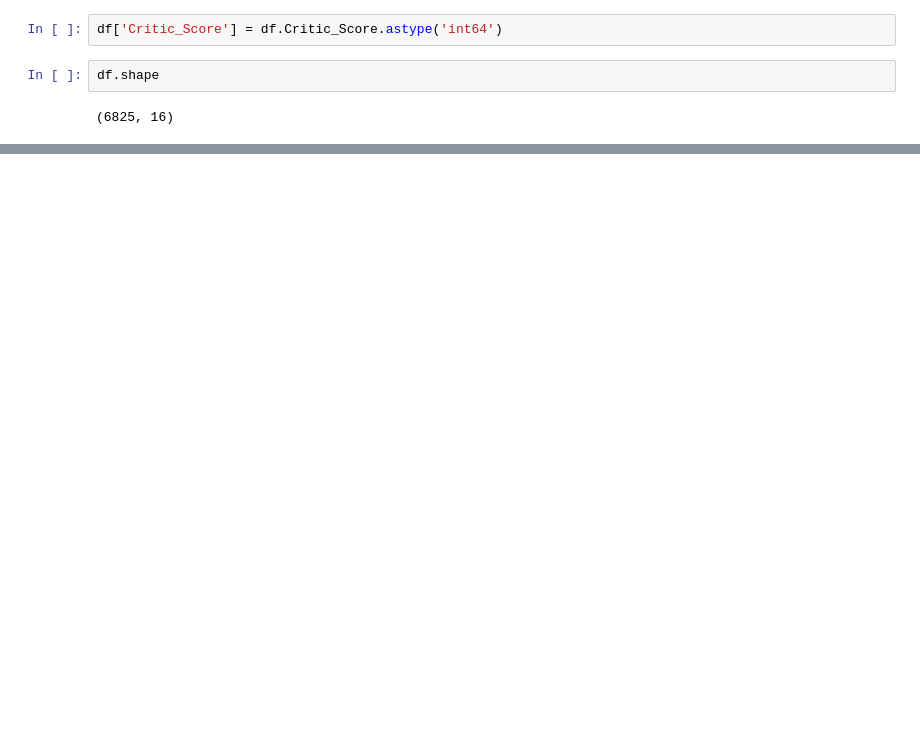
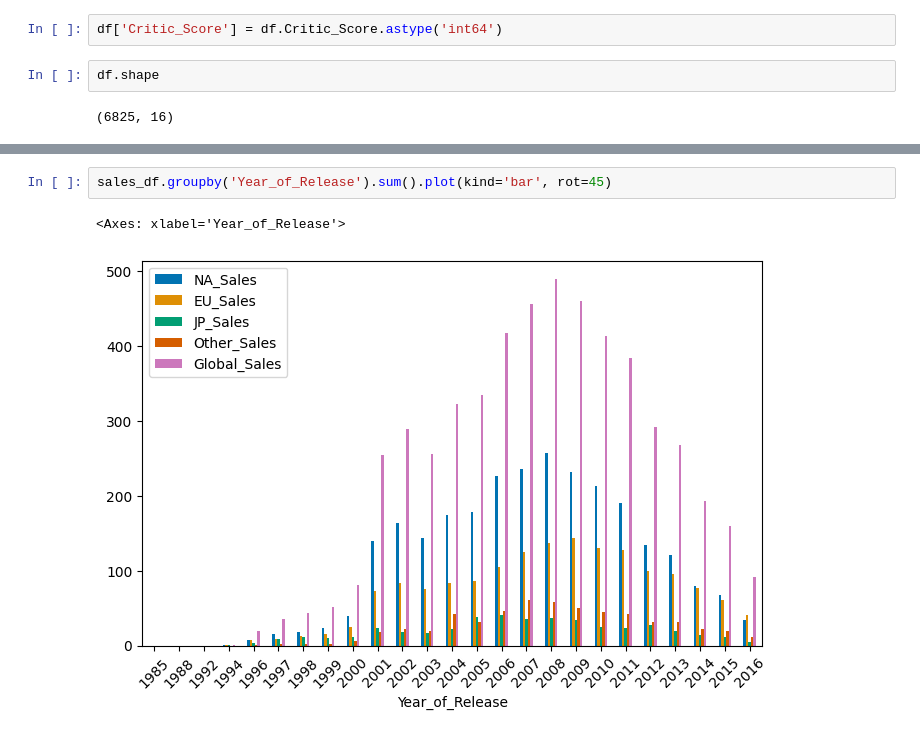
Before and after one commit to Farido01/R1, a Jupyter notebook: game_dataset.ipynb, the cells around one changed output, grey strips where cells are left out. Saved outputs shown, nothing was run; the diff lists cells and outputs as text; blank space fills up the shorter version.

Commit message:
graph

```diff
--- a/game_dataset.ipynb
+++ b/game_dataset.ipynb
@@ -110,0 +111,5 @@ sales_df.groupby('Year_of_Release').sum().plot()
+# %%
+sales_df.groupby('Year_of_Release').sum().plot(kind='bar', rot=45)
+# %% [output]
+<Axes: xlabel='Year_of_Release'>
+[figure, added]
```
Also changed, not shown: parts of 7 cells of this notebook, 1 other file.
